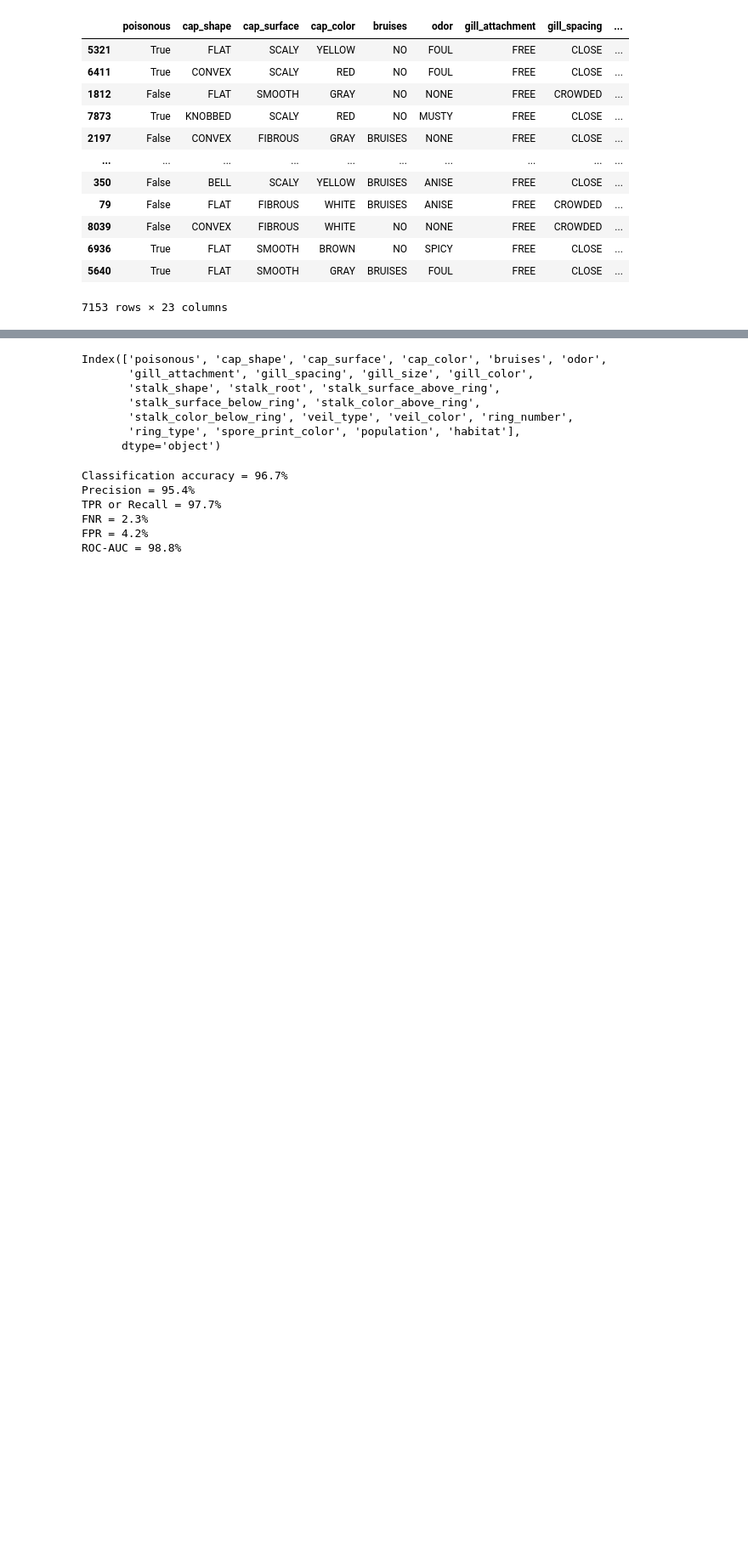
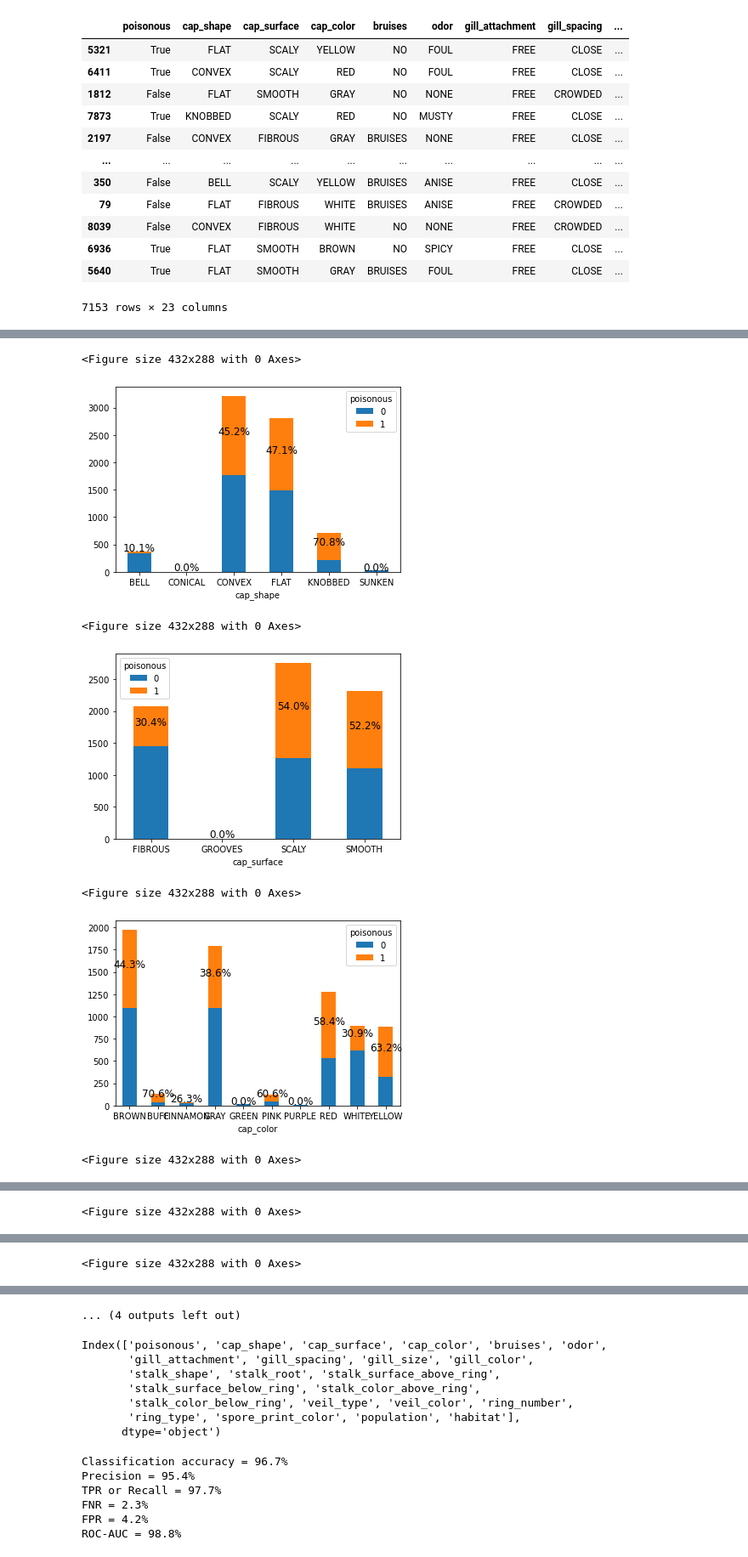
Before and after one commit to jprette/STAT303-2-Final_Project, a Jupyter notebook: Project Code/DataExploration/initial_model_creation.ipynb, the cells around one changed output, grey strips where cells are left out. Shown at 85% size. Saved outputs shown, nothing was run; the diff lists cells and outputs as text; code cells hidden in the pictures; blank space fills up the shorter version.

```diff
--- a/Project Code/DataExploration/initial_model_creation.ipynb
+++ b/Project Code/DataExploration/initial_model_creation.ipynb
@@ -207,0 +185,38 @@ quasi-separation. In this case some parameters will not be identified.
+# %%
+# For each column used in the model, plot a bar graph of the fields and the proportions that are poisonous
+# Draw the percentage of poisonous mushrooms for each column in each bar
+for column in columns_to_use:
+    plt.figure()
+     # Draw the percentage of poisonous mushrooms for each column in each bar as a number floating on top of the bar
+    # main_df.groupby(col)['class'].value_counts().unstack().plot(kind='bar', stacked=True, ax=axs.flat[main_df.columns.get_loc(col)])
+
+    ax = train_2.groupby(column)['poisonous'].value_counts().unstack().plot(kind='bar', stacked=True)
+
+    # Rotate the x-axis labels
+    ax.set_xticklabels(ax.get_xticklabels(), rotation=0)
+
+    # Above each stacked bar, draw the percentage of poisonous mushrooms
+    for p in ax.patches:
+        percentage = p.get_height() / (p.get_height() + p.get_y())
+
+        # If percentage is nan, convert to 0 or 1 depending on the value of p.get_height()
+        if np.isnan(percentage):
+            if p.get_height() == 0:
+                percentage = 0
+            else:
+                percentage = 1
+
+        if percentage > 0.99:
+            continue
+
+        x = p.get_x() + p.get_width() / 2
+        y = p.get_y() + p.get_height() / 2
+        ax.annotate('{:.1%}'.format(percentage), (x, y), ha='center', va='center', size=12, xytext=(0, 5), textcoords='offset points')
+# %% [output]
+<Figure size 432x288 with 0 Axes>
+[figure, added]
+<Figure size 432x288 with 0 Axes>
+[figure, added]
+<Figure size 432x288 with 0 Axes>
+[figure, added]
+<Figure size 432x288 with 0 Axes>
@@ -207,0 +224 @@ quasi-separation. In this case some parameters will not be identified.
+<Figure size 432x288 with 0 Axes>
@@ -207,0 +226 @@ quasi-separation. In this case some parameters will not be identified.
+<Figure size 432x288 with 0 Axes>
@@ -208,3 +228,4 @@ quasi-separation. In this case some parameters will not be identified.
+... (4 outputs left out)
 # %%
 full_data.columns
 # %% [output]
```
Also changed, not shown: parts of 6 cells of this notebook, 1 other file.
